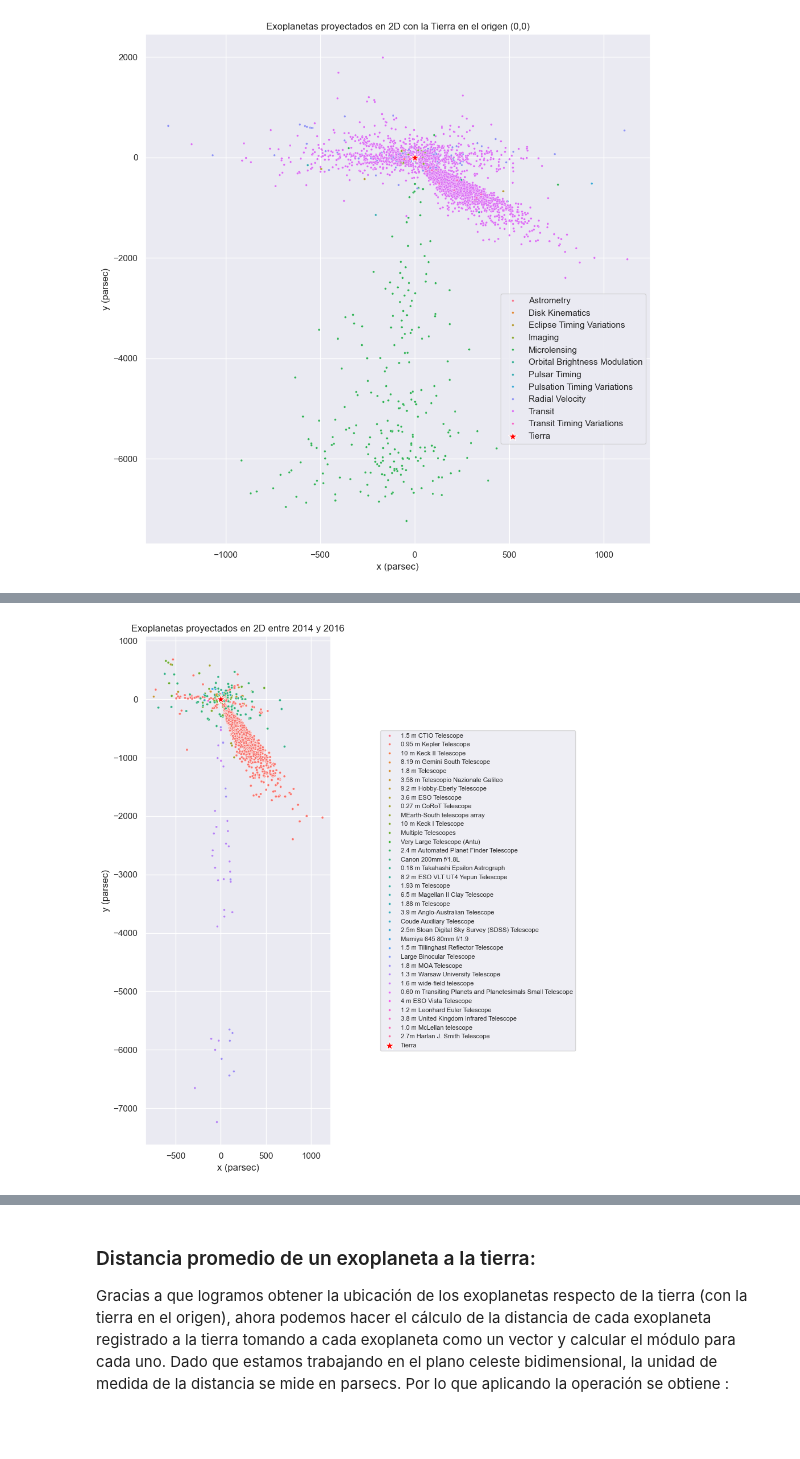
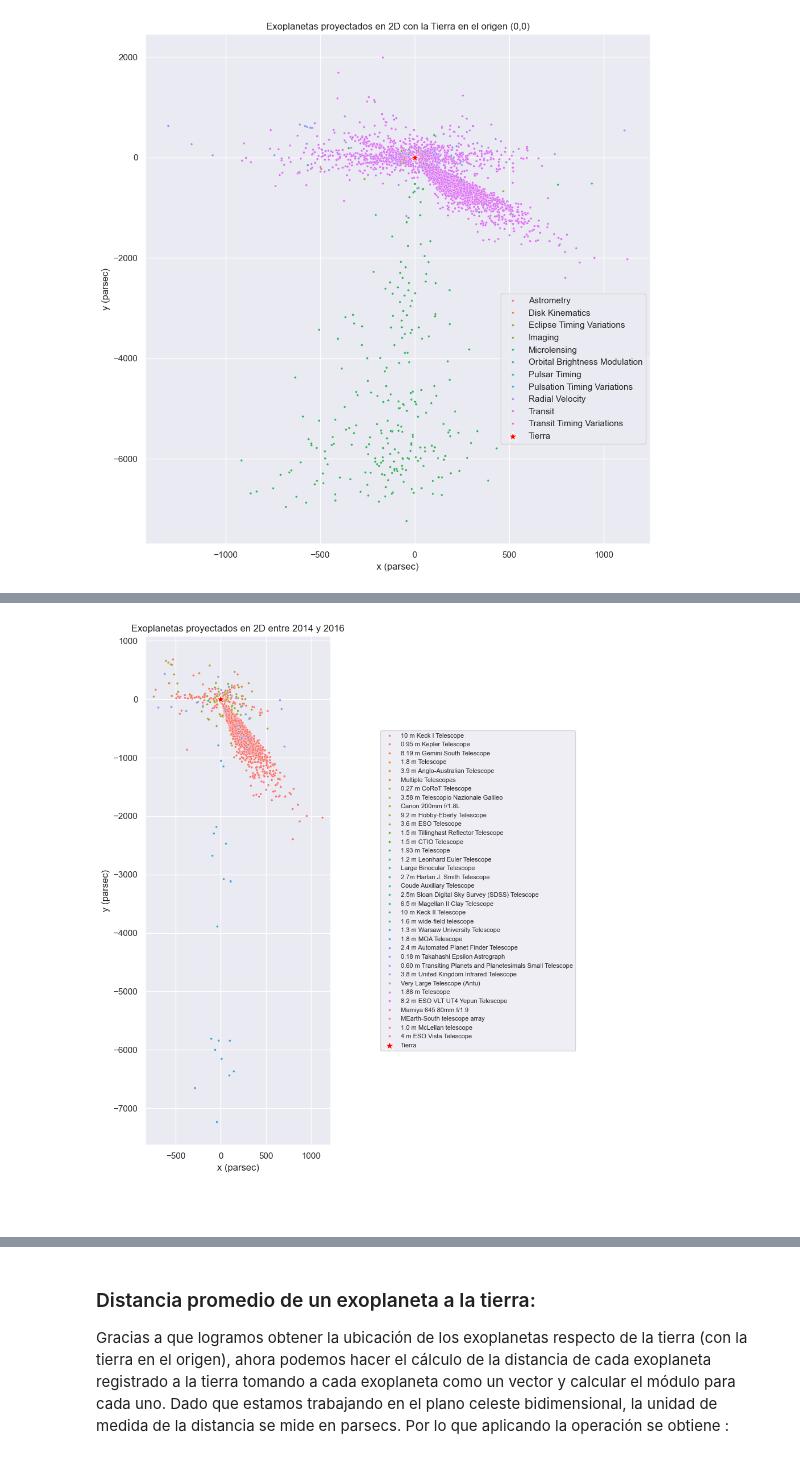
Before and after one commit to raylovesmusic/IMT2200-Proyecto-Grupal-A.R.D.E, a Jupyter notebook: notebooks/entrega_rubrica.ipynb, the cells around one changed output, grey strips where cells are left out. Saved outputs shown, nothing was run; the diff lists cells and outputs as text; code cells hidden in the pictures; blank space fills up the shorter version.

```diff
--- a/notebooks/entrega_rubrica.ipynb
+++ b/notebooks/entrega_rubrica.ipynb
@@ -218,6 +218,7 @@ sy_snum = 'sy_snum'  # Número de estrellas en el sistema (1=solitario, >1=siste
 # la longitud y latitud en la Tierra:
 sy_ra = 'ra'  #Ascención
 sy_dec = 'dec' #Declinación
+soltype = 'soltype'
 # %%
 # Creamos el DataFrame con las columnas seleccionadas
 df_exoplanets = df[[hostname, pl_name,
@@ -225,7 +226,7 @@ df_exoplanets = df[[hostname, pl_name,
                     pl_rade, pl_masse, pl_dens,
                     pl_orbeccen, pl_eqt, pl_insol,
                     st_teff, st_rad, st_lum, st_mass,
-                    sy_dist, sy_snum, sy_ra, sy_dec, discoverymethod, rowupdate]].copy()
+                    sy_dist, sy_snum, sy_ra, sy_dec, discoverymethod, rowupdate, soltype]].copy()
 
 df_exoplanets.head(5)
 # %% [output]
@@ -445,17 +452,22 @@ plt.show()
 # %%
 #Aislamos los datos entre el 2014 y 2016
-exo_range = df_exoplanets[(df_exoplanets[disc_year] >= 2014) & (df_exoplanets[disc_year] <= 2016)]
+
+'''exo_range = df_exoplanets[df_exoplanets[soltype] == 'Published Confirmed']'''
+exo_range = df_exoplanets.sort_values(by=rowupdate, ascending=True, ignore_index=True).drop_duplicates(subset=pl_name, keep= 'last')
+exo_range = exo_range[(exo_range[disc_year] >= 2014) & (exo_range[disc_year] <= 2016)]
 
 plt.figure(figsize=(12, 10))
 sns.scatterplot(data=exo_range, x='x_pc', y='y_pc', hue = disc_telescope, s=8, alpha=1)
 sns.scatterplot(x=[0], y=[0], color='red', marker='*', s=150, label='Tierra')
 
 plt.gca().set_aspect('auto', adjustable='box')
 plt.xlabel('x (parsec)')
 plt.ylabel('y (parsec)')
 plt.title('Exoplanetas proyectados en 2D entre 2014 y 2016')
 plt.legend(bbox_to_anchor=(1.25, 0.5), loc='center left', fontsize=8)
 plt.tight_layout(rect=[0, 0, 0.85, 1])
 plt.show()
 # %% [output]
-[figure, old version]
+[figure, new version]
+# %% [markdown]
+###
```
Also changed, not shown: parts of 14 cells of this notebook.
